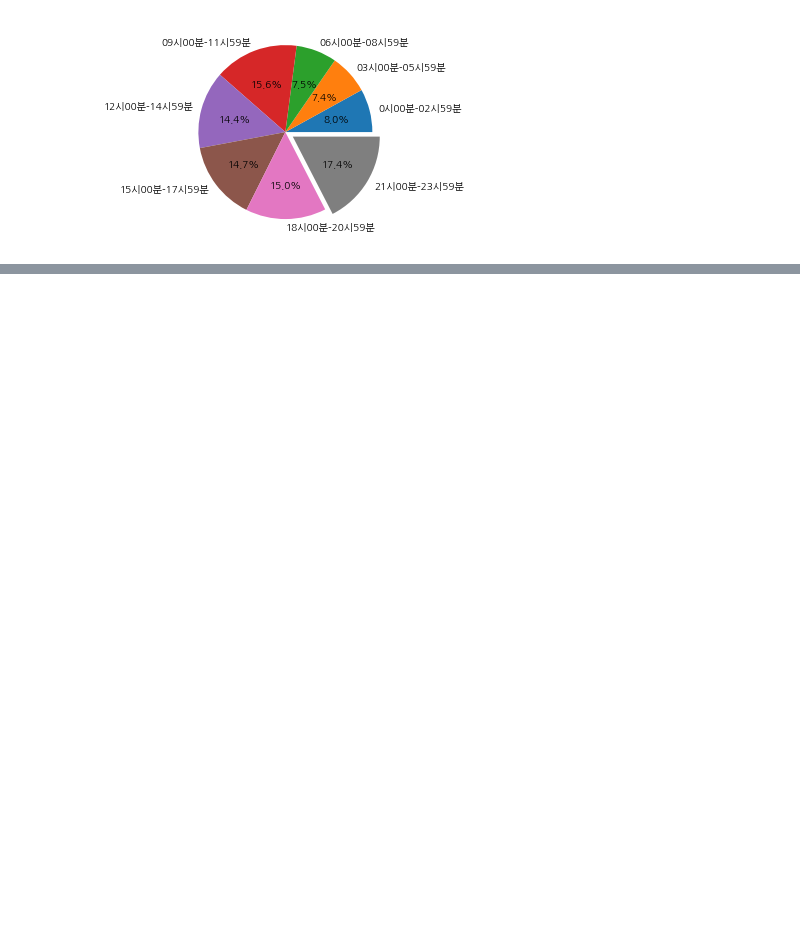
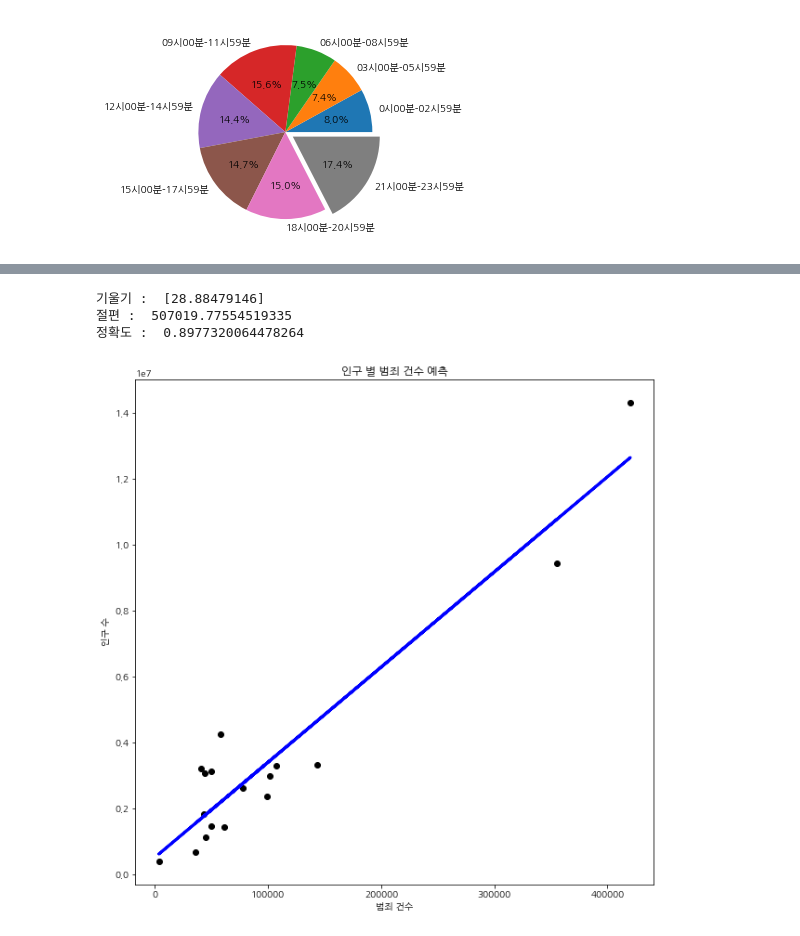
Before and after one commit to Wise-99/BigDataProcessing, a Jupyter notebook: finalProject.ipynb, the cells around one changed output, grey strips where cells are left out. Saved outputs shown, nothing was run; the diff lists cells and outputs as text; code cells hidden in the pictures; blank space fills up the shorter version.

```diff
--- a/finalProject.ipynb
+++ b/finalProject.ipynb
@@ -202,0 +311,9 @@ adf = adf.drop(['서울',
+# %%
+# 여러 범죄를 하나의 열로 더하여 병합
+adf2['범죄 건수'] = adf2['강력범죄']+adf2['기타범죄'] +adf2['교통범죄']+adf2['노동범죄']+adf2['마약범죄']+adf2['병역범죄'] +adf2['보건범죄']+adf2['선거범죄']+adf2['안보범죄']+adf2['절도범죄']+adf2['지능범죄']+adf2['특별경제범죄']+adf2['폭력범죄']+adf2['풍속범죄']+adf2['환경범죄']
+adf2.drop(['강력범죄','기타범죄', '교통범죄', '노동범죄', '마약범죄', '병역범죄', '보건범죄', '선거범죄', '안보범죄', '절도범죄', '지능범죄', '특별경제범죄', '폭력범죄', '풍속범죄', '환경범죄'], axis=1, inplace=True)
+
+#인구 수가 있는 데이터 프레임과 범죄 건수가 있는 데이터 프레임 병합
+addDf = pd.merge(adf2,pdf, how='outer', on='시도명')
+
+addDf
@@ -202,0 +340,40 @@ adf = adf.drop(['서울',
+# %%
+# 선형 회귀
+import matplotlib.pyplot as plt
+from sklearn import linear_model
+
+# 선형 회귀 모델을 생성
+reg = linear_model.LinearRegression()
+
+x = addDf['범죄 건수'].to_numpy()
+y = addDf['인구 수'].to_numpy()
+
+# 1차원 배열을 2차원 배열로 바꿈(1개씩 17개의 배열로 2차원 배열 생성)
+x = x.reshape(17,1)
+
+# x,y 값으로 학습
+reg.fit(x, y)
+
+print("기울기 : ", reg.coef_) # 직선의 기울기
+print("절편 : ", reg.intercept_) # 직선의 y절편
+print("정확도 : ", reg.score(x, y)) # 정확도
+
+# 학습 데이터와 y 값을 산포도로 나타냄
+plt.figure(figsize=(10,10)) # 그래프 크기 지정
+plt.scatter(x, y, color='black')
+
+# 학습 데이터를 입력으로 하여 예측값을 계산
+y_pred = reg.predict(x)
+
+# 학습 데이터와 예측값으로 선그래프로 그림
+# 계산된 기울기와 y 절편을 가지는 직선이 그려짐
+plt.plot(x, y_pred, color='blue', linewidth=3)
+plt.title('인구 별 범죄 건수 예측')
+plt.xlabel('범죄 건수')
+plt.ylabel('인구 수')
+plt.show()
+# %% [output]
+기울기 :  [28.88479146]
+절편 :  507019.77554519335
+정확도 :  0.8977320064478264
+[figure, added]
```
Also changed, not shown: parts of 9 cells of this notebook.
